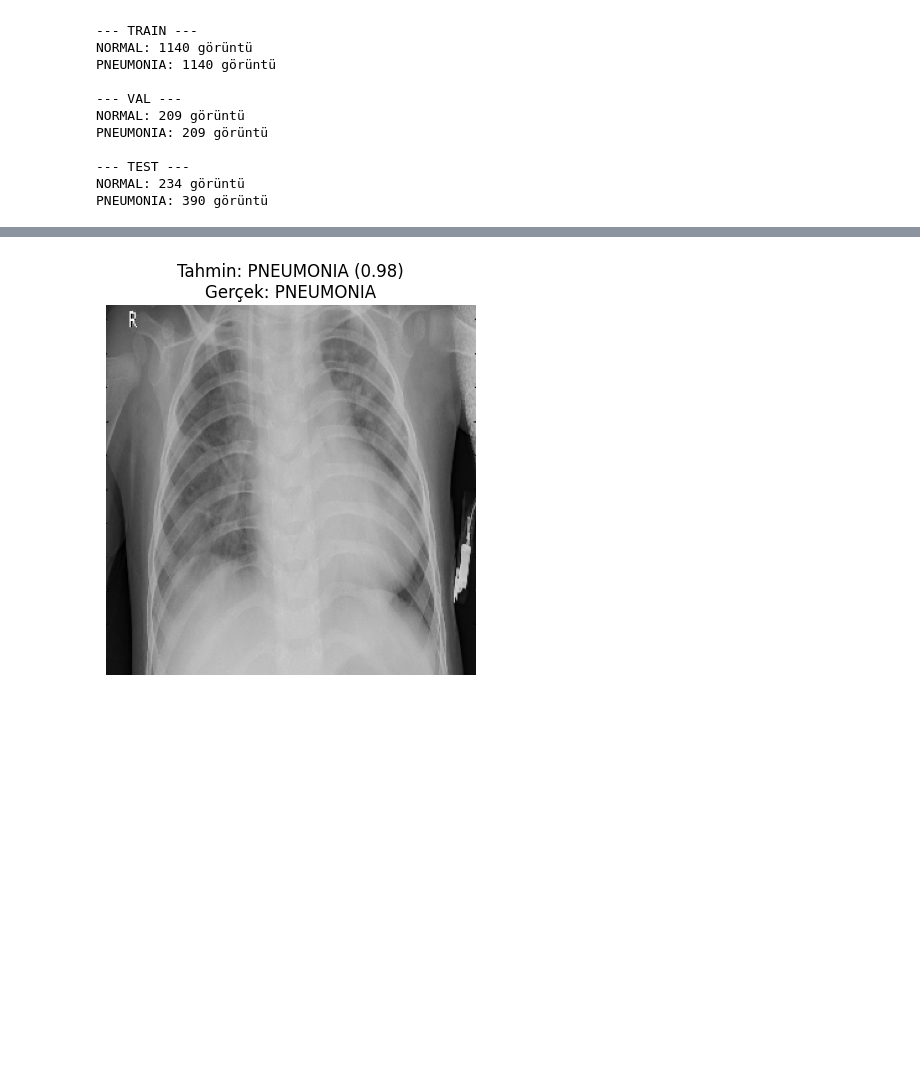
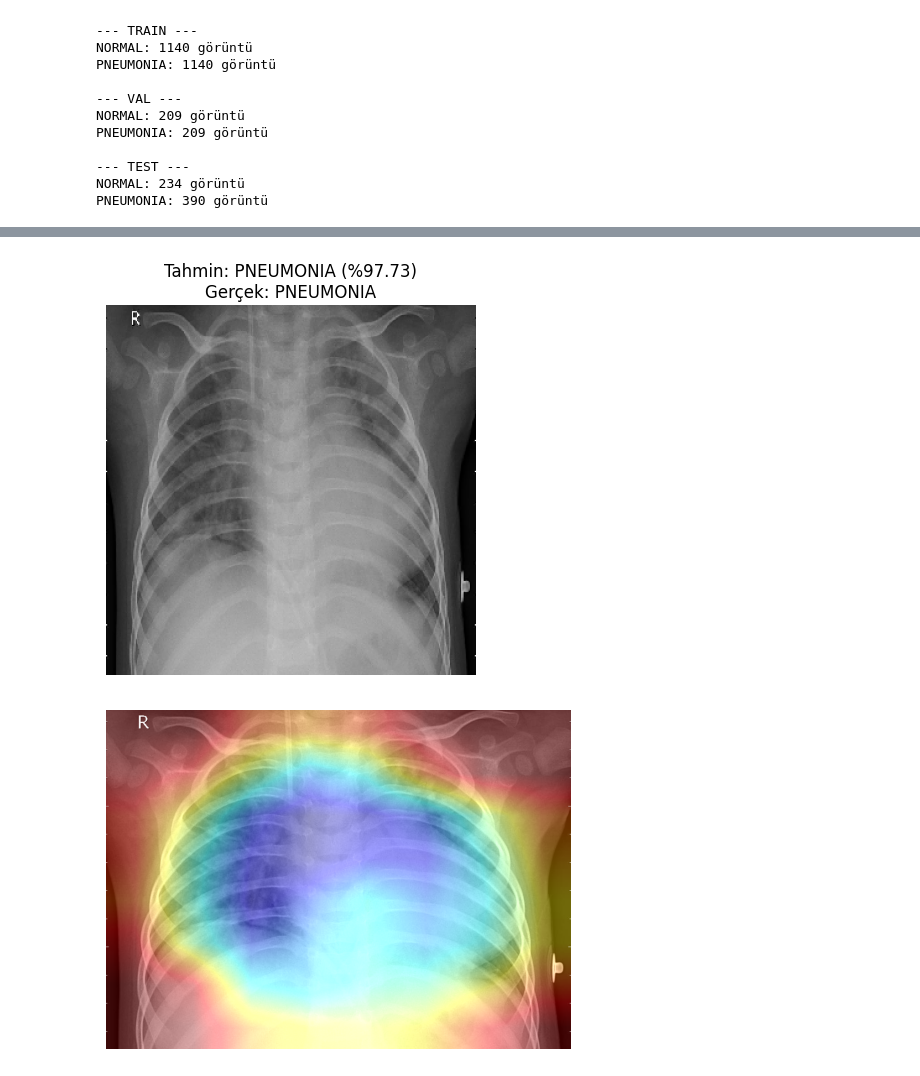
Before and after one commit to MuhametshaKakayev/PneumaniaInceptionV3, a Jupyter notebook: Guncel_"PhenmonıaXray".ipynb, the cells around one changed output, grey strips where cells are left out. Drawn from its saved outputs; the diff is of its cells as text; code cells hidden in the pictures; blank space fills up the shorter version.

```diff
--- a/Guncel_"PhenmonıaXray".ipynb
+++ b/Guncel_"PhenmonıaXray".ipynb
@@ -320,36 +342,51 @@ WARNING:absl:You are saving your model as an HDF5 file via `model.save()` or `ke
 # %%
-
-# 4. Test setinden bir örnek görüntü ve model tahmini
+import os
 import random
 import numpy as np
+import matplotlib.pyplot as plt
 from tensorflow.keras.preprocessing import image
 
-# Test klasör yolunu belirt
+# Test klasörleri
+test_pneumonia_dir = '/content/chest_xray_balanced/test/PNEUMONIA'
 test_normal_dir = '/content/chest_xray_balanced/test/NORMAL'
-test_pneumonia_dir = '/content/chest_xray_balanced/test/PNEUMONIA'
 
-# Her iki sınıftan klasörleri birleştir
-all_test_images = [os.path.join(test_normal_dir, f) for f in os.listdir(test_normal_dir)] + \
-                  [os.path.join(test_pneumonia_dir, f) for f in os.listdir(test_pneumonia_dir)]
+# Tüm test görüntülerini topla
+all_test_files = []
+for cls_dir in [test_pneumonia_dir, test_normal_dir]:
+    files = [os.path.join(cls_dir, f) for f in os.listdir(cls_dir) if f.endswith('.jpeg') or f.endswith('.jpg') or f.endswith('.png')]
+    all_test_files.extend(files)
 
 # Rastgele bir test görüntüsü seç
-sample_path = random.choice(all_test_images)
+img_path = random.choice(all_test_files)
+print(f"Seçilen test görüntüsü: {img_path}")
 
 # Görüntüyü yükle ve ön işle
-img = image.load_img(sample_path, target_size=(299,299))
-img_array = image.img_to_array(img) / 255.0
-img_batch = np.expand_dims(img_array, axis=0)
+img = image.load_img(img_path, target_size=(299, 299))
+img_array = image.img_to_array(img)
+img_array_for_display = img_array.astype('uint8')  # Görüntü gösterim için (0-255 aralığında)
+img_array = np.expand_dims(img_array, axis=0)
+img_array = preprocess_input(img_array)
 
 # Tahmin yap
-pred_prob = model.predict(img_batch)[0][0]
-pred_class = "PNEUMONIA" if pred_prob > 0.5 else "NORMAL"
+preds = model.predict(img_array)
+prob = preds[0][0]
+label = "PNEUMONIA" if prob > 0.5 else "NORMAL"
+confidence = prob if prob > 0.5 else 1 - prob
+print(f"Tahmin: {label} (%{confidence*100:.2f} kesinlik)")
 
-# Gerçek sınıfı yol üzerinden tahmin et
-actual_class = "PNEUMONIA" if "PNEUMONIA" in sample_path else "NORMAL"
+# Gerçek sınıfı yol isminden çıkar (örnek: "PNEUMONIA" içeriyor mu?)
+actual_class = "PNEUMONIA" if "PNEUMONIA" in img_path else "NORMAL"
+print(f"Gerçek sınıf: {actual_class}")
 
-# Görseli ve sonucu göster
-plt.imshow(img_array)
+# Tahmin sonucunu göster
+plt.imshow(img_array_for_display)
 plt.axis('off')
-plt.title(f"Tahmin: {pred_class} ({pred_prob:.2f})\nGerçek: {actual_class}")
+plt.title(f"Tahmin: {label} (%{confidence*100:.2f})\nGerçek: {actual_class}")
 plt.show()
+
+# Grad-CAM ısı haritasını oluştur
+heatmap = make_gradcam_heatmap(img_array, model, last_conv_layer_name)
+
+# Görüntü üzerine ısı haritasını yerleştir ve göster
+save_and_display_gradcam(img_path, heatmap)
 # %% [output]
@@ -357 +397,2 @@ plt.show()
-[figure, old version]
+[figure, new version]
+[figure, added]
```
Also changed, not shown: parts of 2 cells of this notebook.
